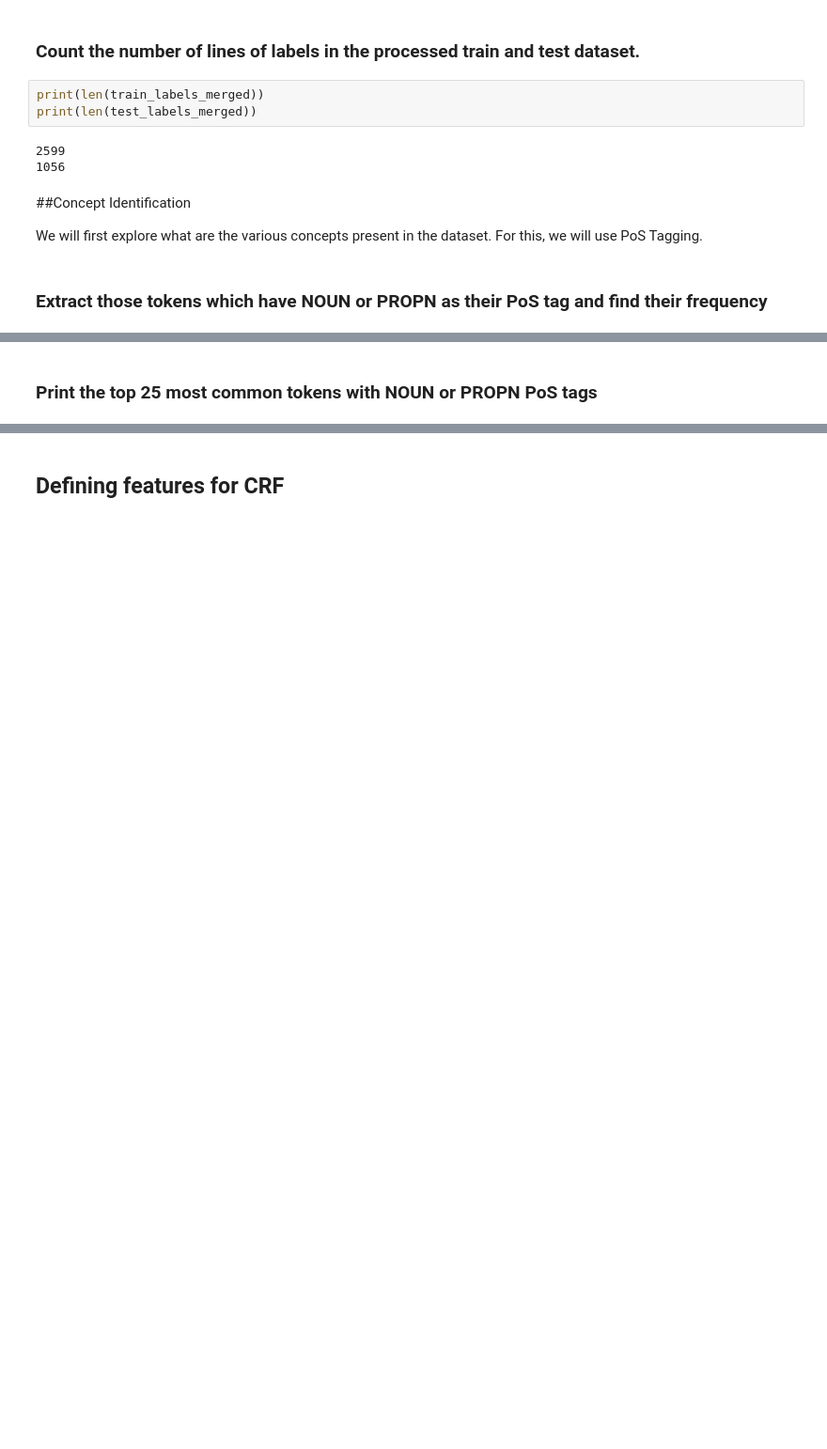
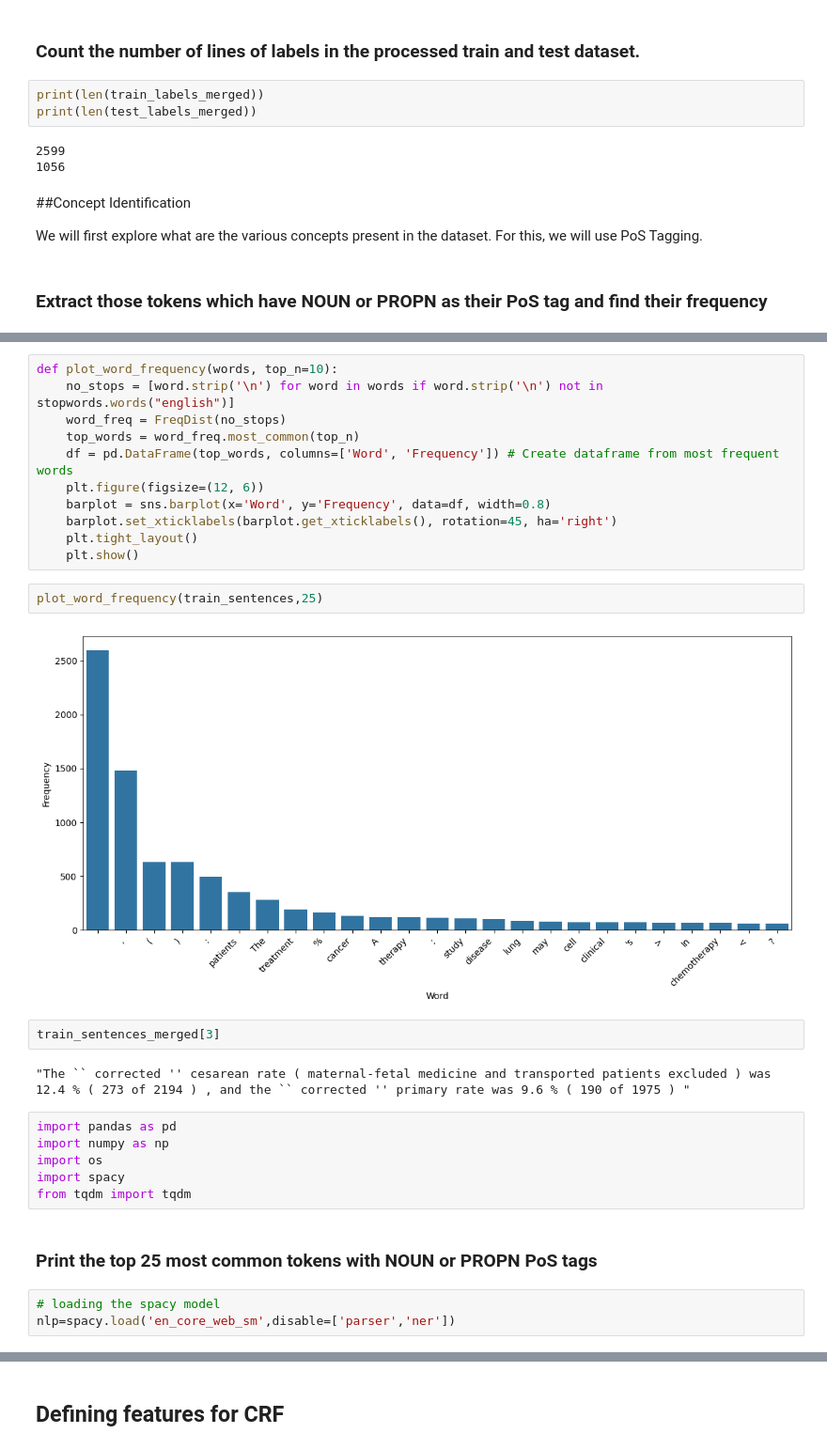
Before and after one commit to AmarjitMahadik007/Syntactic-Processing, a Jupyter notebook: Assignment.ipynb, the cells around one changed output, grey strips where cells are left out. Shown at 94% size. Cells and saved outputs as stored; diff of their text form; blank space fills up the shorter version.

```diff
--- a/Assignment.ipynb
+++ b/Assignment.ipynb
@@ -147,2 +145,30 @@ We will first explore what are the various concepts present in the dataset. For
+# %%
+def plot_word_frequency(words, top_n=10):
+    no_stops = [word.strip('\n') for word in words if word.strip('\n') not in stopwords.words("english")]
+    word_freq = FreqDist(no_stops)
+    top_words = word_freq.most_common(top_n)
+    df = pd.DataFrame(top_words, columns=['Word', 'Frequency']) # Create dataframe from most frequent words
+    plt.figure(figsize=(12, 6))
+    barplot = sns.barplot(x='Word', y='Frequency', data=df, width=0.8)
+    barplot.set_xticklabels(barplot.get_xticklabels(), rotation=45, ha='right')
+    plt.tight_layout()
+    plt.show()
+# %%
+plot_word_frequency(train_sentences,25)
+# %% [output]
+[figure, added]
+# %%
+train_sentences_merged[3]
+# %% [output]
+"The `` corrected '' cesarean rate ( maternal-fetal medicine and transported patients excluded ) was 12.4 % ( 273 of 2194 ) , and the `` corrected '' primary rate was 9.6 % ( 190 of 1975 ) "
+# %%
+import pandas as pd
+import numpy as np
+import os
+import spacy
+from tqdm import tqdm
 # %% [markdown]
 ### Print the top 25 most common tokens with NOUN or PROPN PoS tags
+# %%
+# loading the spacy model
+nlp=spacy.load('en_core_web_sm',disable=['parser','ner'])
```
Also changed, not shown: parts of 21 cells of this notebook.
